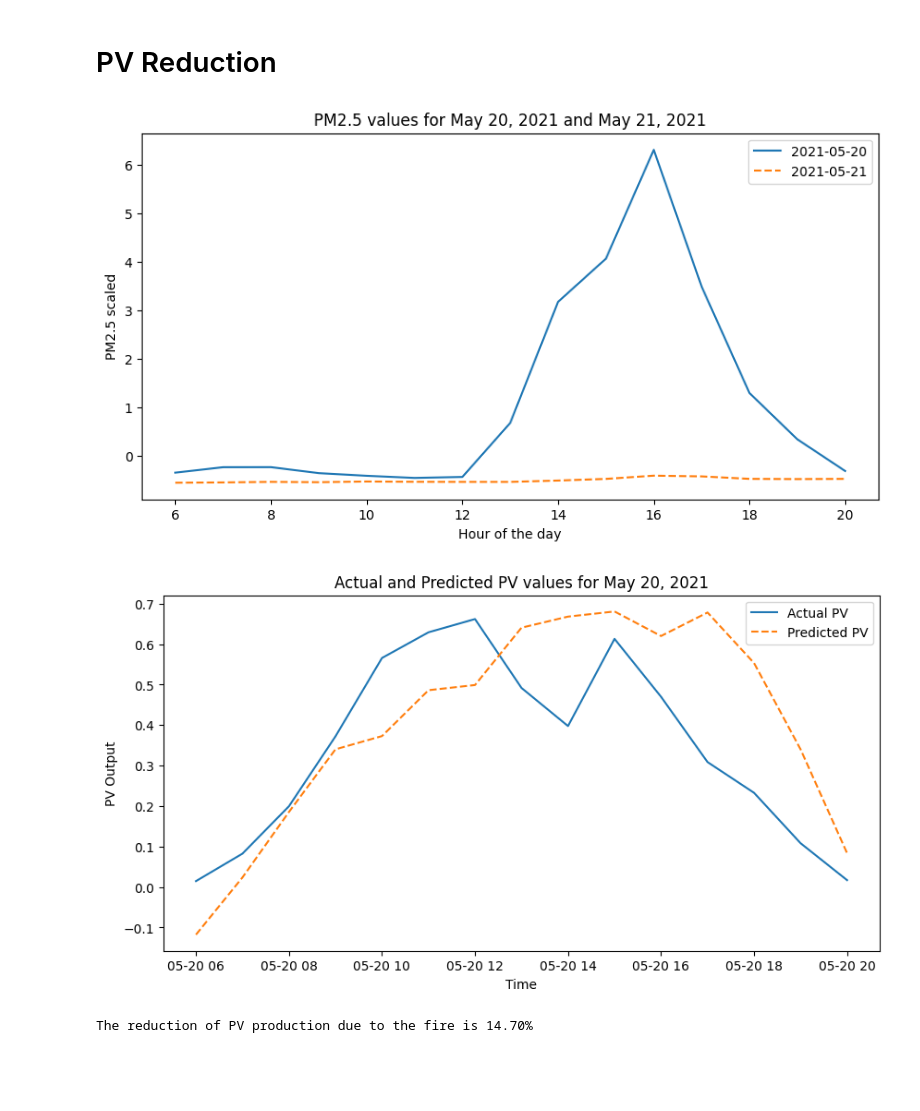
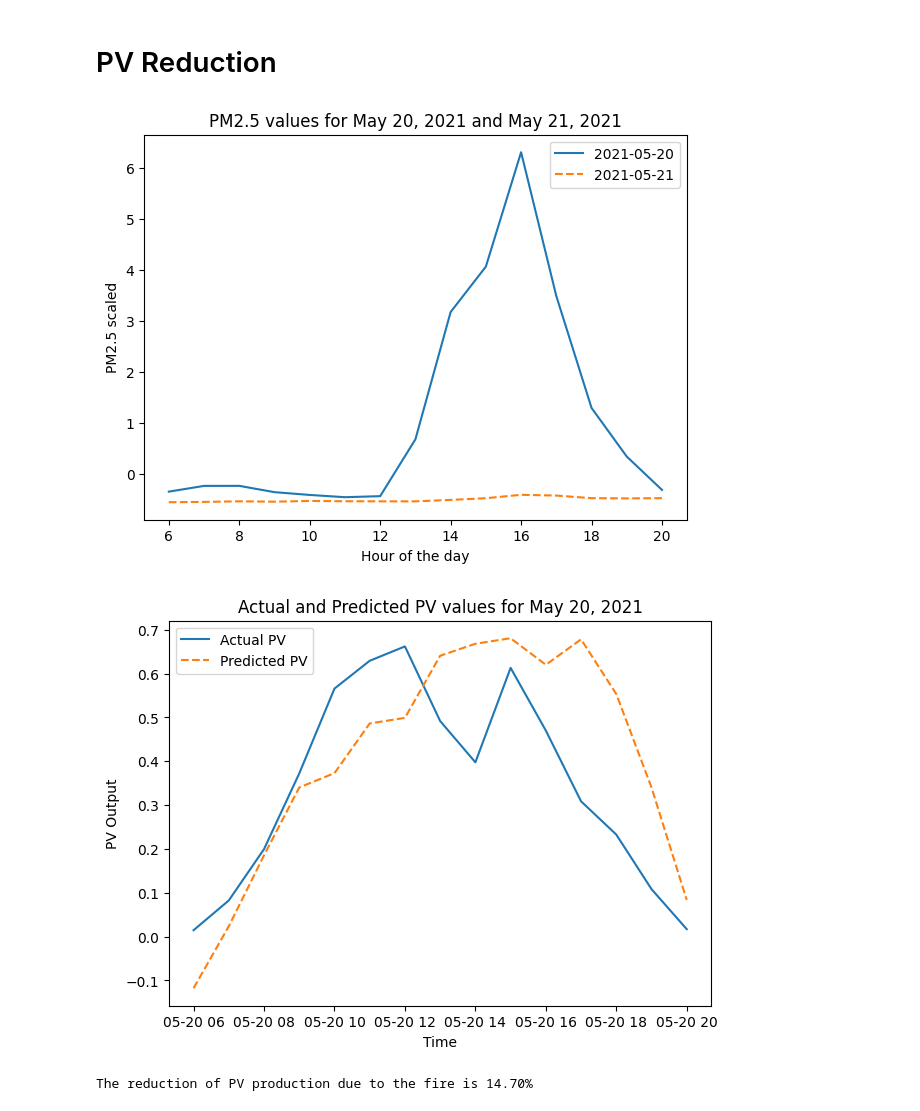
Before and after one commit to jean-paul-calin/wildfire-pv, a Jupyter notebook: toy model 1.ipynb, the cells around one changed output. Drawn from its saved outputs; the diff is of its cells as text; code cells hidden in the pictures; blank space fills up the shorter version.

```diff
--- a/toy model 1.ipynb
+++ b/toy model 1.ipynb
@@ -106,38 +106,38 @@ dates = df.index
 # Now create a DataFrame from X_scaled using these dates as the index
 X_scaled_df = pd.DataFrame(X_scaled, index=dates, columns=X.columns)
 
 # Now you can use .loc to select the rows for the date 2021-05-20
 may_20_data = X_scaled_df.loc['2021-05-20']
 may_21_data = X_scaled_df.loc['2021-05-21']
 
 # Plot PM2.5 the date 2021-05-20 and 2021-05-21
-plt.figure(figsize=(10, 5))
+plt.figure(figsize=(7, 5))
 plt.plot(np.arange(6,21,1),may_20_data['PM2.5'].values, label='2021-05-20')
 plt.plot(np.arange(6,21,1),may_21_data['PM2.5'].values, label='2021-05-21', linestyle='--')
 
 plt.title('PM2.5 values for May 20, 2021 and May 21, 2021')
 plt.xlabel('Hour of the day')
 plt.ylabel('PM2.5 scaled')
 plt.legend()
 plt.show()
 
 # Replace 'PM2.5' values on May 20, 2021, with those from May 21, 2021
 # This assumes that there are equal numbers of rows for both dates
 may_20_data['PM2.5'] = may_21_data['PM2.5'].values
 
 # Make predictions for May 20, 2021
 predicted_PV_may_20 = lin.predict(may_20_data)
 
 # Convert the predictions to a Pandas Series
 predicted_PV_may_20 = pd.Series(predicted_PV_may_20, index=actual_PV_may_20.index)
 
 # Extract actual y values for May 20, 2021
 actual_PV_may_20 = df.loc['2021-05-20', pv]
 # %% [output]
-[figure, old version]
+[figure, new version]
 # %%
 # Plotting actual values
-plt.figure(figsize=(10, 5))
+plt.figure(figsize=(7, 5))
 plt.plot(actual_PV_may_20, label='Actual PV')
 
 # Assuming predicted_y_may_20 is a NumPy array with the predicted values for May 20, 2021
@@ -149,7 +149,7 @@ plt.ylabel('PV Output')
 plt.legend()
 plt.show()
 # %% [output]
-[figure, old version]
+[figure, new version]
 # %%
 #Calculate the reduction of PV production on May 20, 2021
 PV_reduction = (predicted_PV_may_20.sum() - actual_PV_may_20.sum())*100/ predicted_PV_may_20.sum()
```
